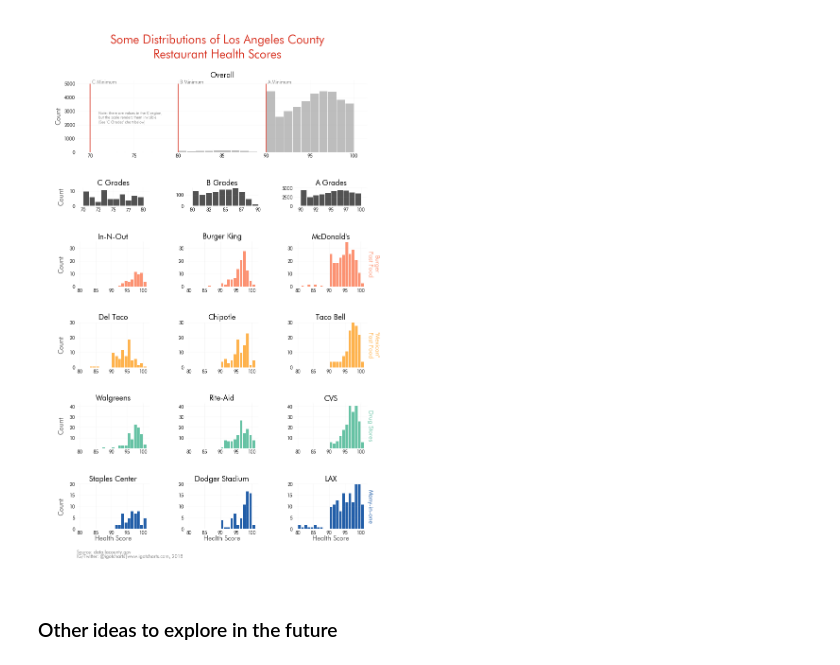
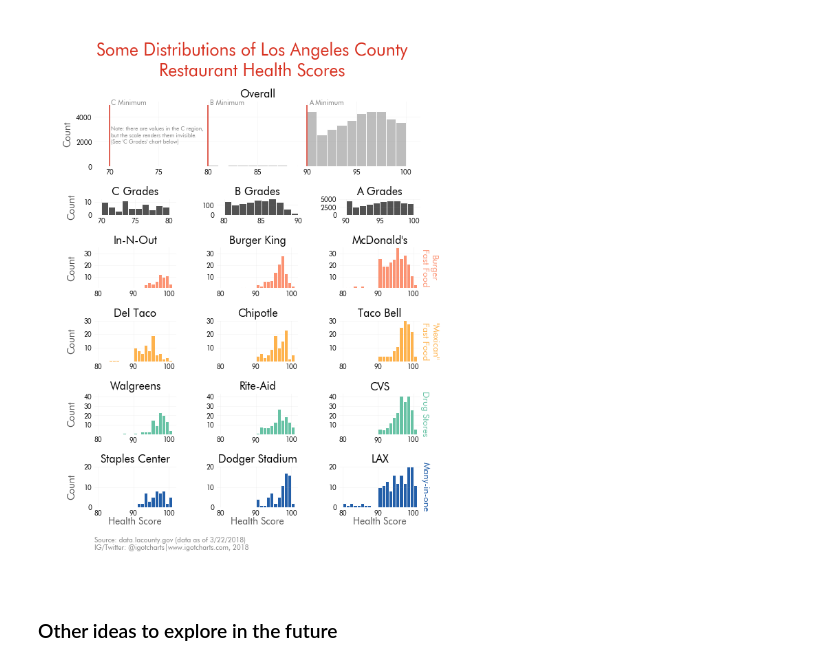
Before and after one commit to igotcharts/charts_and_more_charts, a Jupyter notebook: notebooks/LA_County_Health.ipynb, the cells around one changed output. Drawn from its saved outputs; the diff is of its cells as text; code cells hidden in the pictures.

```diff
--- a/notebooks/LA_County_Health.ipynb
+++ b/notebooks/LA_County_Health.ipynb
@@ -110,7 +97,7 @@ health_grades.pivot_table('SCORE',index='Code Name',aggfunc='count').sort_values
 # %%
-fig = plt.figure(figsize=(11,17))
+fig = plt.figure(figsize=(8.5,11))
 fig.suptitle('Some Distributions of Los Angeles County\nRestaurant Health Scores',fontsize=25,color='#d7301f')
-plt.subplots_adjust(top=.9)
+plt.subplots_adjust(top=.87)
 rows=17
 columns=3
 main_color='#bdbdbd'
@@ -128,7 +115,7 @@ ax.text(70.2,5000,'C Minimum',alpha=.5)
 ax.text(80.2,5000,'B Minimum',alpha=.5)
 ax.text(90.2,5000,'A Minimum',alpha=.5)
 
-ax.text(71,2500,'Note: there are values in the C region,\nbut the scale renders them invisible.\n(See \'C Grades\' chart below)',
+ax.text(70.2,2500,'Note: there are values in the C region,\nbut the scale renders them invisible.\n(See \'C Grades\' chart below)',
         alpha=.5,va='center',fontsize=8)
 
 
@@ -140,42 +127,42 @@ b_grades = rest_plots(top_pos=4,group='B',ymax=160,xmin=79,height=1,xmax=90,face
 b_grades.string_search_plots('B',left_pos=1,multiplier=1,bin_range=11,title='B Grades')
 
 a_grades = rest_plots(top_pos=4,group='C',ymax=5000,xmin=89,height=1,xmax=101,facecolor='#525252',field='GRADE',rows=rows,columns=columns)
 ax=a_grades.string_search_plots('A',left_pos=2,multiplier=1,bin_range=11,title='A Grades')
 ax.set_yticks([0,2500,5000])
 
 tacos = rest_plots(facecolor='#feb24c',top_pos=9,group='"Mexican"\nFast Food',ymax=30,rows=rows,columns=columns)
-tacos.string_search_plots('Del Taco',left_pos=0,ylabels=True)
-tacos.string_search_plots('Chipotle',left_pos=1)
-tacos.string_search_plots('Taco Bell',left_pos=2,tag=True)
+tacos.string_search_plots('Del Taco',left_pos=0,ylabels=True,new_ticks=True,tick_points=[10,20,30])
+tacos.string_search_plots('Chipotle',left_pos=1,new_ticks=True,tick_points=[10,20,30])
+tacos.string_search_plots('Taco Bell',left_pos=2,tag=True,new_ticks=True,tick_points=[10,20,30])
 
 
 burgers = rest_plots(facecolor='#fc9272',top_pos=6,group='Burger\nFast Food',ymax=35,rows=rows,columns=columns)
-burgers.string_search_plots('In-N-Out',left_pos=0,ylabels=True)
-burgers.string_search_plots('Burger King',left_pos=1)
-burgers.string_search_plots('McDonald\'s',left_pos=2,tag=True)
+burgers.string_search_plots('In-N-Out',left_pos=0,ylabels=True,new_ticks=True,tick_points=[10,20,30])
+burgers.string_search_plots('Burger King',left_pos=1,new_ticks=True,tick_points=[10,20,30])
+burgers.string_search_plots('McDonald\'s',left_pos=2,tag=True,new_ticks=True,tick_points=[10,20,30])
 
 #pizza = rest_plots(facecolor='#b30000',top_pos=13,group='Pizza\nFast Food',ymax=35,rows=rows,columns=columns)
 #pizza.string_search_plots('Papa John\'s',left_pos=0,ylabels=True)
 #pizza.string_search_plots('Domino\'s',left_pos=1)
 #pizza.string_search_plots('Pizza Hut',left_pos=2,tag=True)
 
 drugs = rest_plots(facecolor='#66c2a4',top_pos=12,group='Drug Stores',ymax=43,rows=rows,columns=columns)
 drugs.string_search_plots('Walgreens',left_pos=0,ylabels=True,new_ticks=True,tick_points=[10,20,30,40])
 drugs.string_search_plots('Rite-Aid',left_pos=1,new_ticks=True,tick_points=[10,20,30,40])
 drugs.string_search_plots('CVS',left_pos=2,tag=True,new_ticks=True,tick_points=[10,20,30,40])
 
 multi_place = rest_plots(facecolor='#225ea8',top_pos=15,group='Many-in-one',ymax=20,rows=rows,columns=columns,field='GENERAL CATEGORY')
 
 ax=multi_place.string_search_plots('STAPLES CENTER',left_pos=0,title='Staples Center',ylabels=True,xlabels=True)
 multi_place.string_search_plots('DODGER STADIUM',left_pos=1,title='Dodger Stadium',xlabels=True)
 multi_place.string_search_plots('LAX',left_pos=2,tag=True,xlabels=True)
 
-ax.text(0,-.55,'Source: data.lacounty.gov',transform=ax.transAxes,alpha=.5)
-ax.text(0,-.65,'IG/Twitter: @igotcharts|www.igotcharts.com, 2018',transform=ax.transAxes,alpha=.5)
+ax.text(0,-.85,'Source: data.lacounty.gov (data as of 3/22/2018)',transform=ax.transAxes,alpha=.5)
+ax.text(0,-1.05,'IG/Twitter: @igotcharts|www.igotcharts.com, 2018',transform=ax.transAxes,alpha=.5)
 os.chdir(outputs)
 charts_function_list.chart_save('LA_county_health',dpi=150)
 # %% [output]
-[figure, old version]
+[figure, new version]
 # %% [markdown]
 ### Other ideas to explore in the future
 # %%
```
Also changed, not shown: parts of 2 cells of this notebook, 2 other files.
